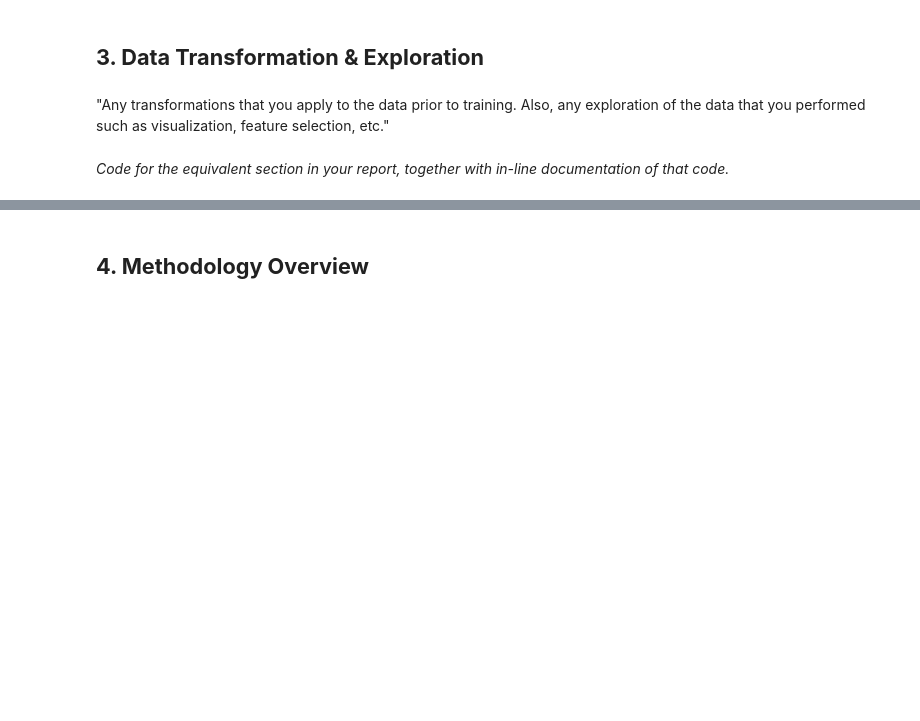
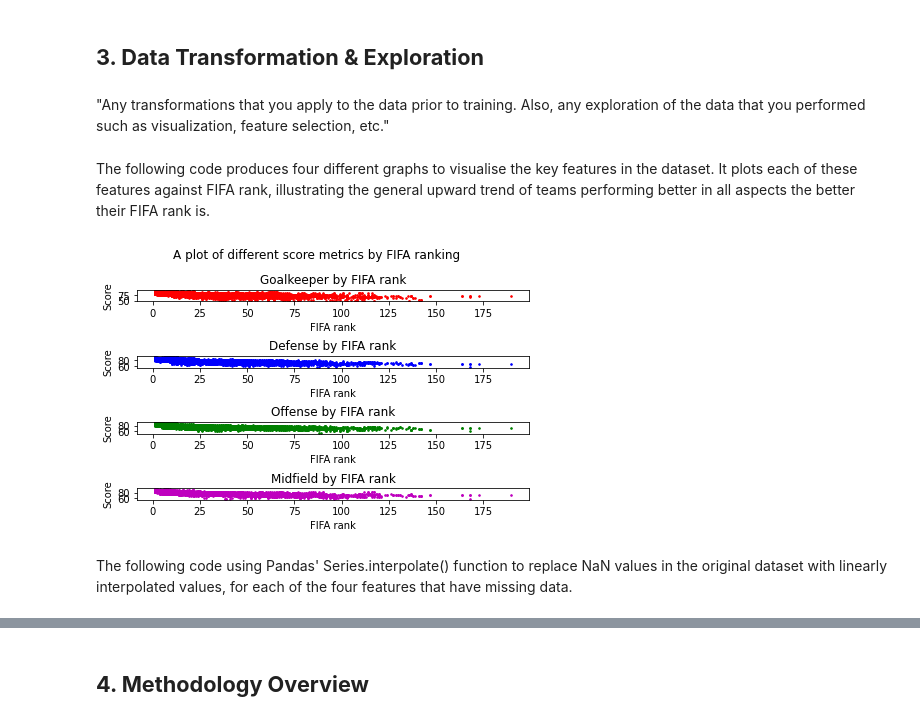
Before and after one commit to james-parky/data-mining-group-coursework, a Jupyter notebook: final_notebook.ipynb, the cells around one changed output, grey strips where cells are left out. Cells and saved outputs as stored; diff of their text form; code cells hidden in the pictures; blank space fills up the shorter version.

Commit message:
Add interpolation reconstruction and graph plotting to notebook.

```diff
--- a/final_notebook.ipynb
+++ b/final_notebook.ipynb
@@ -19,6 +18,7 @@
+# %%
+ORIGINAL_MATCH_HISTORY = 'dataset/match_history.csv'
+INTERPOLATED_MATCH_HISTORY = 'dataset/interpolated_match_history.csv'
 # %% [markdown]
 ## **3. Data Transformation & Exploration**
 # %% [markdown]
 "Any transformations that you apply to the data prior to training. Also, any exploration of the data that you performed such as visualization, feature selection, etc."
-# %% [markdown]
-*Code for the equivalent section in your report, together with in-line documentation of that code.*
@@ -26,0 +25,55 @@
+# %% [markdown]
+The following code produces four different graphs to visualise the key features in the dataset. It plots each of these features against FIFA rank, illustrating the general upward trend of teams performing better in all aspects the better their FIFA rank is.
+# %%
+HOME_FEATURE_INDEXES = [17, 19, 20, 21]
+AWAY_FEATURE_INDEXES = [18, 22, 23, 24]
+HOME_TEAM_FIFA_RANK = 5
+AWAY_TEAM_FIFA_RANK = 6
+PLOT_TITLES = ['Goalkeeper', 'Defense', 'Offense', 'Midfield']
+PLOT_COLOURS = 'rbgm'
+
+
+def plot_fifa_score(original_data: str) -> None:
+    '''
+    Pull data from the given csv and plot 4 graphs, different features from the dataset against FIFA rank.
+    '''
+    with open(original_data) as csv_in_file:
+        csv_reader = csv.reader(csv_in_file)
+        next(csv_reader)
+
+        ranks = []
+        features = {'Goalkeeper': [], 'Defense': [], 'Offense': [], 'Midfield': []}
+
+        for row in csv_reader:
+            # Get the correct features from the dataset for both
+            # the home and away team.
+            home_features = [row[i] for i in HOME_FEATURE_INDEXES]
+            away_features = [row[i] for i in AWAY_FEATURE_INDEXES]
+
+            # Only append the data and rank of the corresponding team if the data points
+            # are fully intact and have no missing features.
+            if '' not in home_features and '' not in away_features:
+                ranks.append(int(row[HOME_TEAM_FIFA_RANK]))
+                ranks.append(int(row[AWAY_TEAM_FIFA_RANK]))
+                for i, score in enumerate(PLOT_TITLES):
+                    new_points = [float(home_features[i]), float(away_features[i])]
+                    features[score].extend(new_points)
+
+        # Plot all four graphs on the same figure, with seperate colours and titles.
+        fig, axs = plt.subplots(4, 1, constrained_layout=True)
+        fig.suptitle('A plot of different score metrics by FIFA ranking')
+
+        plot_data = zip(PLOT_COLOURS, features.items())
+        for i, (colour, (title, data)) in enumerate(plot_data):
+            axs[i].scatter(ranks, data, s=10, c=colour, marker='.')
+            axs[i].set_title(f'{title} by FIFA rank')
+            axs[i].set_xlabel('FIFA rank')
+            axs[i].set_ylabel('Score')
+
+        plt.show()
+
+plot_fifa_score(ORIGINAL_MATCH_HISTORY)
+# %% [output]
+[figure, added]
+# %% [markdown]
+The following code using Pandas' Series.interpolate() function to replace NaN values in the original dataset with linearly interpolated values, for each of the four features that have missing data.
```
Also changed, not shown: parts of 8 cells of this notebook.
